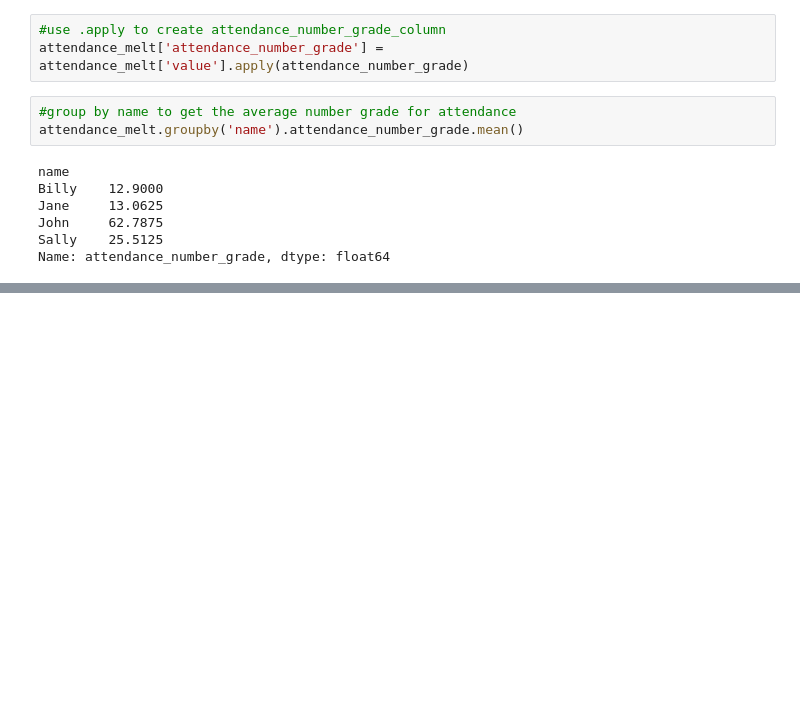
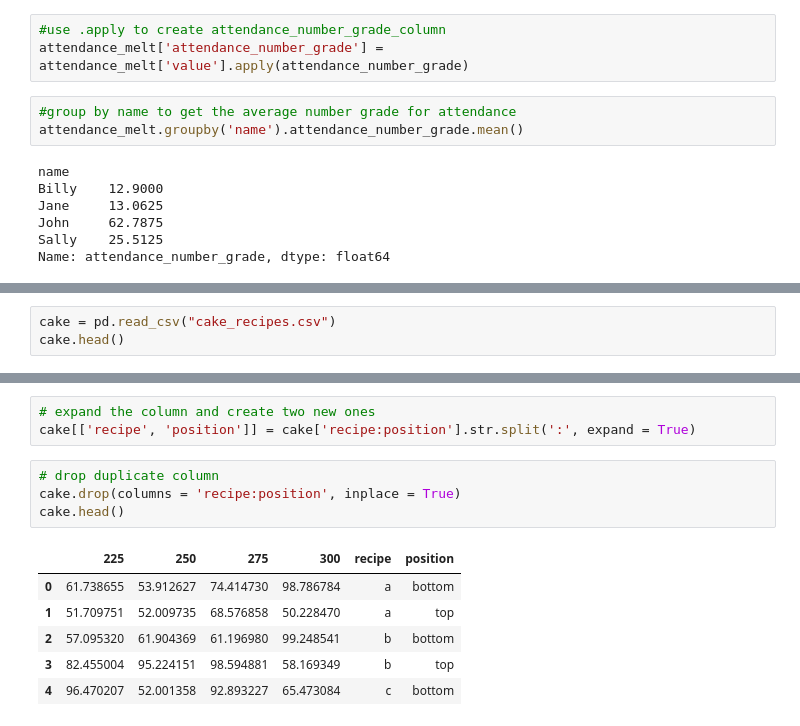
Before and after one commit to Alexia-Garces/classification-exercises, a Jupyter notebook: tidy_data.ipynb, the cells around one changed output, grey strips where cells are left out. Cells and saved outputs as stored; diff of their text form; blank space fills up the shorter version.

```diff
--- a/tidy_data.ipynb
+++ b/tidy_data.ipynb
@@ -85,0 +109,3 @@ attendance_melt[columns]
+# %%
+cake = pd.read_csv("cake_recipes.csv")
+cake.head()
@@ -85,0 +134,14 @@ attendance_melt[columns]
+# %%
+# expand the column and create two new ones
+cake[['recipe', 'position']] = cake['recipe:position'].str.split(':', expand = True)
+# %%
+# drop duplicate column
+cake.drop(columns = 'recipe:position', inplace = True)
+cake.head()
+# %% [output]
+|  | 225 | 250 | 275 | 300 | recipe | position |
+| 0 | 61.738655 | 53.912627 | 74.414730 | 98.786784 | a | bottom |
+| 1 | 51.709751 | 52.009735 | 68.576858 | 50.228470 | a | top |
+| 2 | 57.095320 | 61.904369 | 61.196980 | 99.248541 | b | bottom |
+| 3 | 82.455004 | 95.224151 | 98.594881 | 58.169349 | b | top |
+| 4 | 96.470207 | 52.001358 | 92.893227 | 65.473084 | c | bottom |
```
Also changed, not shown: parts of 18 cells of this notebook.
